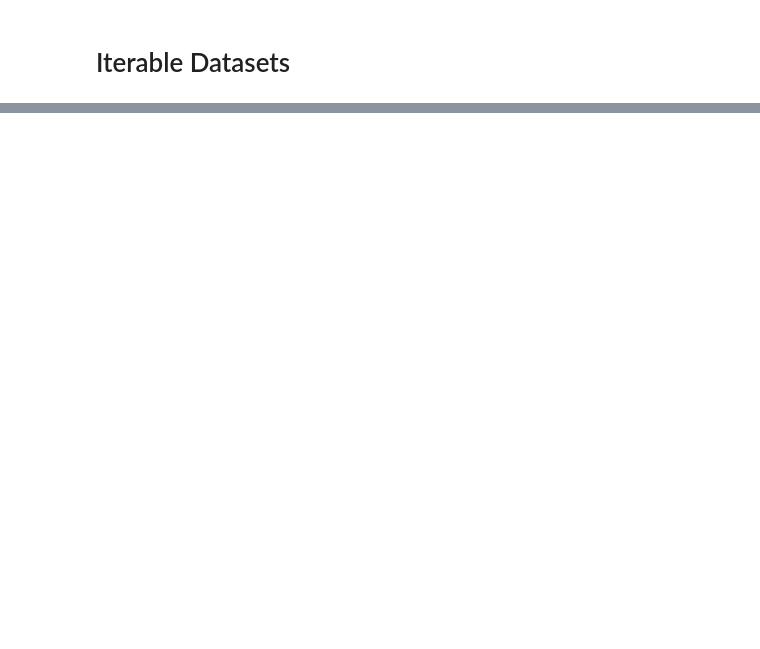
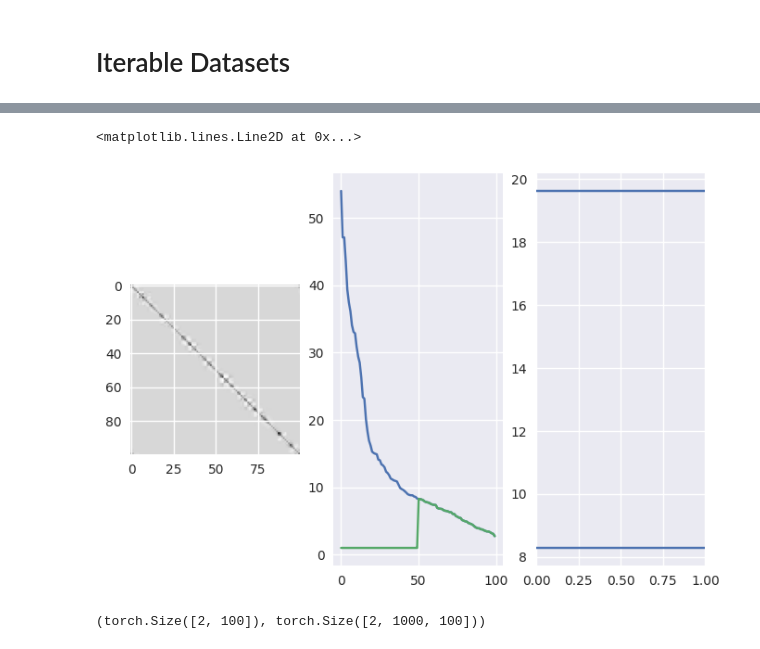
Before and after one commit to VTrappler/ML_preconditioners, a Jupyter notebook: sandbox_notebooks/datasets_sandbox.ipynb, the cells around one changed output, grey strips where cells are left out. Cells and saved outputs as stored; diff of their text form; code cells hidden in the pictures; blank space fills up the shorter version.

Commit message:
changed datagen with memmap

```diff
--- a/sandbox_notebooks/datasets_sandbox.ipynb
+++ b/sandbox_notebooks/datasets_sandbox.ipynb
@@ -23,3 +29,12 @@ lorenz_it = LorenzTLIterableDataset(
 # %%
 # from torchdata.datapipes.iter import IterableWrapper, Mapper
 # from torch.utils.data.backward_compatibility import worker_init_fn
+
+datamod = TangentLinearDataModuleMEMMAP(os.path.join(os.sep, "root", 'raw_data', 'data_100'),
+                              nsamples=20_000,
+                              dim=100,
+                              window=10,
+                              batch_size=2, num_workers=4,
+                              splitting_lengths=[0.8, 0.1, 0.1],
+                              shuffling=True,
+                              normalization=False)
@@ -27,0 +65,2 @@ ModuleNotFoundError: No module named 'torchdata'
+# %%
+state_test, _, tlm_test = datamod.test[0]
@@ -27,0 +90,25 @@ ModuleNotFoundError: No module named 'torchdata'
+# %%
+GN = tlm_test.T @ tlm_test
+U, S, _ = torch.linalg.svd(GN)
+
+def shift_eigvals(mat, U, S, r):
+    return mat @ ((U[:, :r] @ ((S[:r]**(-1)-1) * U[:, :r]).T) + torch.eye(100))
+
+GN_shift = shift_eigvals(GN, U, S, 50)
+plt.subplot
+plt.subplot(1, 3, 1)
+plt.imshow(GN)
+plt.subplot(1, 3, 2)
+plt.plot(S)
+plt.plot(torch.roll(torch.linalg.svd(GN_shift)[1], 50))
+plt.subplot(1, 3, 3)
+plt.axhline(y = torch.linalg.cond(GN))
+plt.axhline(y = torch.linalg.cond(GN_shift))
+# %% [output]
+<matplotlib.lines.Line2D at 0x...>
+[figure, added]
+# %%
+len(i)
+i[0].shape, i[1].shape
+# %% [output]
+(torch.Size([2, 100]), torch.Size([2, 1000, 100]))
```
Also changed, not shown: parts of 9 cells of this notebook, 2 other files.
